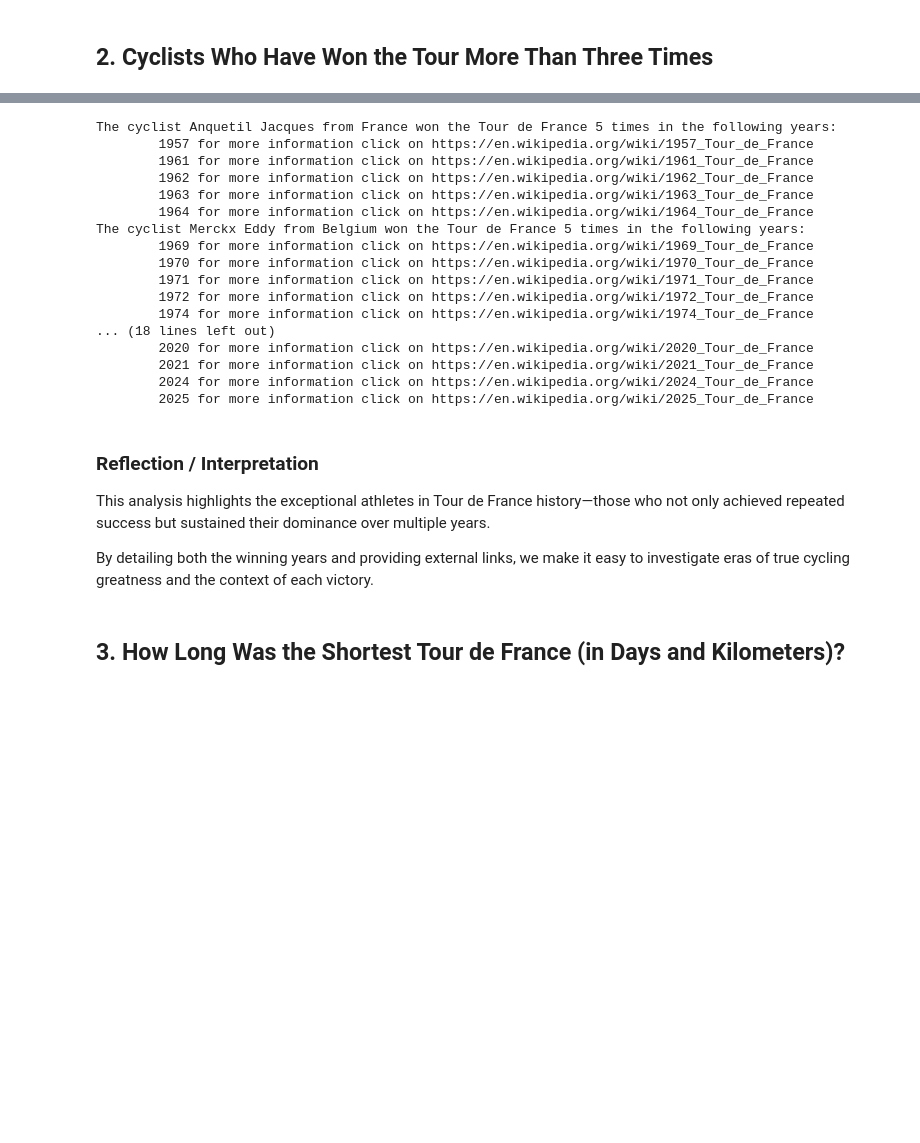
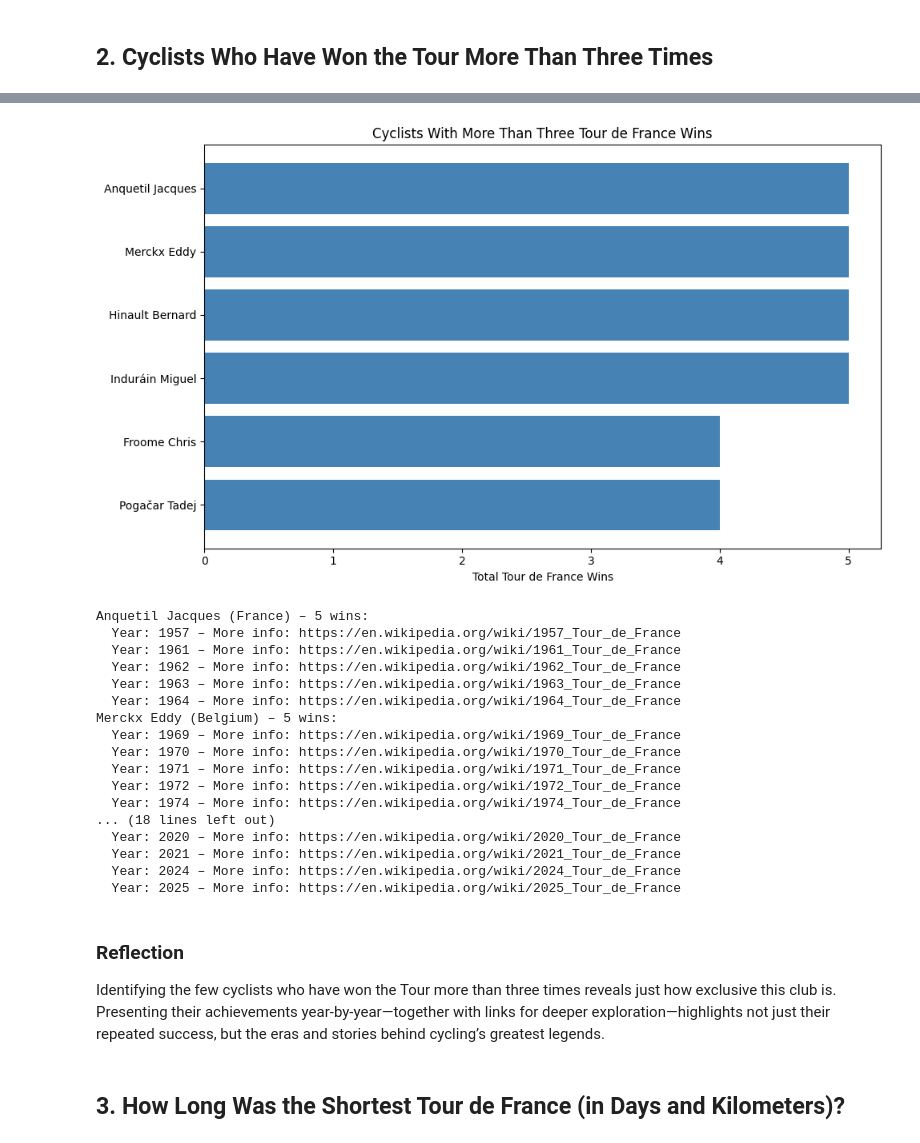
Before and after one commit to J41r0Ps/Project_DataScience_2025-2026, a Jupyter notebook: 02_analysis.ipynb, the cells around one changed output, grey strips where cells are left out. Drawn from its saved outputs; the diff is of its cells as text; code cells hidden in the pictures; blank space fills up the shorter version.

```diff
--- a/02_analysis.ipynb
+++ b/02_analysis.ipynb
@@ -91,44 +102,55 @@ For this analysis, we will:
 # %%
 import json
+import matplotlib.pyplot as plt
 
-# Load the cleaned JSON data of multiple Tour winners
+# Load cleaned JSON data
 with open('data/tdf_multiple_winners_clean.json', 'r', encoding='utf-8') as f:
     multiple_winners = json.load(f)
 
-# Iterate over the data and print cyclists with more than 3 wins
-for winner in multiple_winners:
-    if winner['win_count'] > 3:
-        # Print basic info: name, country, and total wins
-        print(f"The cyclist {winner['surname']} {winner['name']} from {winner['country']} "
-              f"won the Tour de France {winner['win_count']} times in the following years:")
+# Filter winners with more than 3 wins
+filtered_winners = [w for w in multiple_winners if w['win_count'] > 3]
 
-        # Format and print winning years and links for further info
-        year_info = [f"\t{year['year']} for more information click on {year['link']}" for year in winner['wins_years']]
-        print(*year_info, sep='\n')
+# Prepare data for plotting
+names = [f"{w['surname']} {w['name']}" for w in filtered_winners]
+total_wins = [w['win_count'] for w in filtered_winners]
+
+# Plot horizontal bar chart
+plt.figure(figsize=(10, 6))
+plt.barh(names, total_wins, color='steelblue')
+plt.xlabel('Total Tour de France Wins')
+plt.title('Cyclists With More Than Three Tour de France Wins')
+plt.gca().invert_yaxis()  # Highest wins on top
+plt.tight_layout()
+plt.show()
+
+# Optional: Print details
+for winner in filtered_winners:
+    print(f"{winner['surname']} {winner['name']} ({winner['country']}) – {winner['win_count']} wins:")
+    for win in winner['wins_years']:
+        print(f"  Year: {win['year']} – More info: {win['link']}")
 # %% [output]
+[figure, added]
-The cyclist Anquetil Jacques from France won the Tour de France 5 times in the following years:
-        1957 for more information click on https://en.wikipedia.org/wiki/1957_Tour_de_France
-        1961 for more information click on https://en.wikipedia.org/wiki/1961_Tour_de_France
-        1962 for more information click on https://en.wikipedia.org/wiki/1962_Tour_de_France
-        1963 for more information click on https://en.wikipedia.org/wiki/1963_Tour_de_France
-        1964 for more information click on https://en.wikipedia.org/wiki/1964_Tour_de_France
-The cyclist Merckx Eddy from Belgium won the Tour de France 5 times in the following years:
-        1969 for more information click on https://en.wikipedia.org/wiki/1969_Tour_de_France
-        1970 for more information click on https://en.wikipedia.org/wiki/1970_Tour_de_France
-        1971 for more information click on https://en.wikipedia.org/wiki/1971_Tour_de_France
-        1972 for more information click on https://en.wikipedia.org/wiki/1972_Tour_de_France
-        1974 for more information click on https://en.wikipedia.org/wiki/1974_Tour_de_France
+Anquetil Jacques (France) – 5 wins:
+  Year: 1957 – More info: https://en.wikipedia.org/wiki/1957_Tour_de_France
+  Year: 1961 – More info: https://en.wikipedia.org/wiki/1961_Tour_de_France
+  Year: 1962 – More info: https://en.wikipedia.org/wiki/1962_Tour_de_France
+  Year: 1963 – More info: https://en.wikipedia.org/wiki/1963_Tour_de_France
+  Year: 1964 – More info: https://en.wikipedia.org/wiki/1964_Tour_de_France
+Merckx Eddy (Belgium) – 5 wins:
+  Year: 1969 – More info: https://en.wikipedia.org/wiki/1969_Tour_de_France
+  Year: 1970 – More info: https://en.wikipedia.org/wiki/1970_Tour_de_France
+  Year: 1971 – More info: https://en.wikipedia.org/wiki/1971_Tour_de_France
+  Year: 1972 – More info: https://en.wikipedia.org/wiki/1972_Tour_de_France
+  Year: 1974 – More info: https://en.wikipedia.org/wiki/1974_Tour_de_France
 ... (18 lines left out)
-        2020 for more information click on https://en.wikipedia.org/wiki/2020_Tour_de_France
-        2021 for more information click on https://en.wikipedia.org/wiki/2021_Tour_de_France
-        2024 for more information click on https://en.wikipedia.org/wiki/2024_Tour_de_France
-        2025 for more information click on https://en.wikipedia.org/wiki/2025_Tour_de_France
+  Year: 2020 – More info: https://en.wikipedia.org/wiki/2020_Tour_de_France
+  Year: 2021 – More info: https://en.wikipedia.org/wiki/2021_Tour_de_France
+  Year: 2024 – More info: https://en.wikipedia.org/wiki/2024_Tour_de_France
+  Year: 2025 – More info: https://en.wikipedia.org/wiki/2025_Tour_de_France
 # %% [markdown]
-### Reflection / Interpretation
+### Reflection
 
-This analysis highlights the exceptional athletes in Tour de France history—those who not only achieved repeated success but sustained their dominance over multiple years.
-
-By detailing both the winning years and providing external links, we make it easy to investigate eras of true cycling greatness and the context of each victory.
+Identifying the few cyclists who have won the Tour more than three times reveals just how exclusive this club is. Presenting their achievements year-by-year—together with links for deeper exploration—highlights not just their repeated success, but the eras and stories behind cycling’s greatest legends.
 # %% [markdown]
 ## 3. How Long Was the Shortest Tour de France (in Days and Kilometers)?
 # %% [markdown]
```
Also changed, not shown: parts of 7 cells of this notebook, 2 other files.
